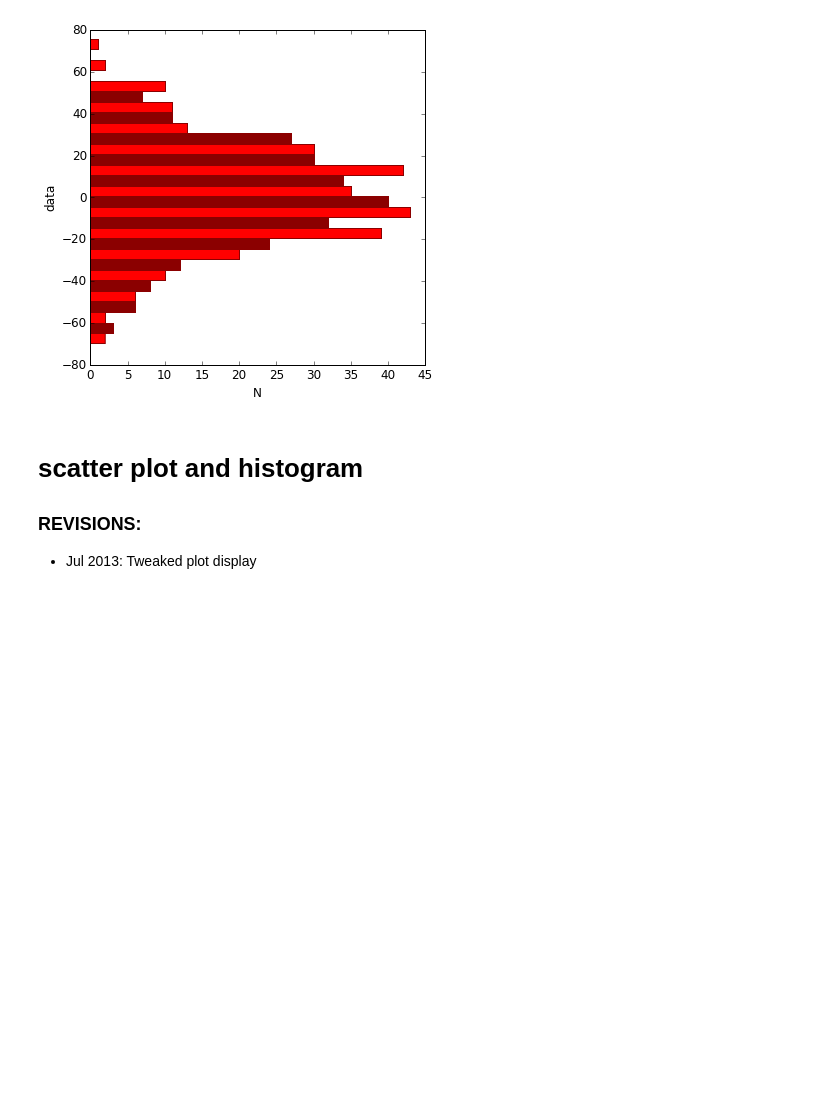
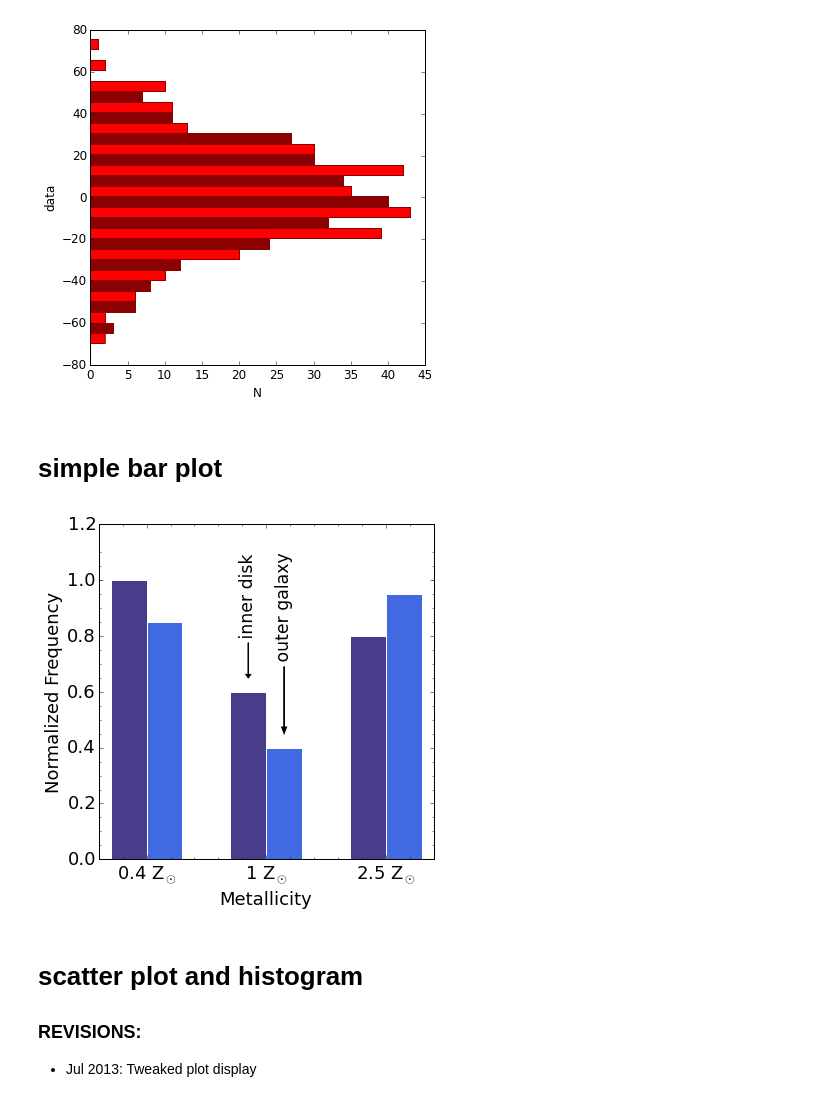
Before and after one commit to astrocaribe/astroplotlib, a Jupyter notebook: notebooks/histograms.ipynb, the cells around one changed output. Drawn from its saved outputs; the diff is of its cells as text; code cells hidden in the pictures; blank space fills up the shorter version.

```diff
--- a/notebooks/histograms.ipynb
+++ b/notebooks/histograms.ipynb
@@ -184,6 +184,79 @@ for b in patches[::2]: b.set_facecolor('red')
 fig.savefig(psName)
 # %% [output]
 [figure]
+# %% [markdown]
+# simple bar plot
+# %%
+"""
+:Description:   Displays a bar plot
+
+:Execute:
+                >>> python histogram_4_python
+
+:Inputs:        input data
+
+:Outputs:       histogram_4.pdf
+
+:Autor:         Tommy Le Blanc
+                https://github.com/astrocaribe
+
+:Revisions:
+                - Written by Tommy LEBLANC, Dec 2012
+                - Tweaked plot display, Jul 2013
+                - Misc updates, Dec 2015
+"""
+
+# Import necessary modules
+import matplotlib.pyplot as plt
+import numpy as np
+
+# Name output file
+psName = '../plots/histogram_4.pdf'
+
+# Create data and labels for the bar plot.
+data1 = [1, 0.6, 0.8]
+data2 = [0.85, 0.4, 0.95]
+labels = ['0.4 Z$_\odot$', '1 Z$_\odot$', '2.5 Z$_\odot$']
+
+# Set up plot
+fig, ax = plt.subplots(figsize=(6, 6))
+ax.set_xlim(-0.1, 2.7, plt.minorticks_off())
+ax.set_ylim(0., 1.2, plt.minorticks_on())
+
+ind = np.arange(len(data1))
+width = .3
+
+# Plot bars
+ax.bar(ind, data1, width, color='darkslateblue', ec='white')
+ax.bar(ind+width, data2, width, color='royalblue', ec='white')
+
+# Add axes labels and titles (x), and annotations
+ax.set_xlabel('Metallicity', size=18)
+ax.set_ylabel('Normalized Frequency', size=18)
+
+
+ax.set_xticks(ind+width)
+ax.set_xticklabels(labels, size=18)
+for t in ax.get_yticklabels(): t.set_fontsize(18)
+
+ax.annotate(' inner disk', xy=(1.15, 0.65),  xycoords='data',
+            xytext=(1.15, 1.1), textcoords='data',
+            arrowprops=dict(facecolor='black', width=0.1, headwidth=5),
+            horizontalalignment='center', verticalalignment='top',
+            rotation=90, size='xx-large'
+            )
+
+ax.annotate(' outer galaxy', xy=(1.45, 0.45),  xycoords='data',
+            xytext=(1.45, 1.1), textcoords='data',
+            arrowprops=dict(facecolor='black', width=0.1, headwidth=5),
+            horizontalalignment='center', verticalalignment='top',
+            rotation=90, size='xx-large'
+            )
+
+# Save figure
+fig.savefig(psName)
+# %% [output]
+[figure, added]
 # %% [markdown]
 # scatter plot and histogram
 
```
Also changed, not shown: parts of 5 cells of this notebook, 10 other files.
